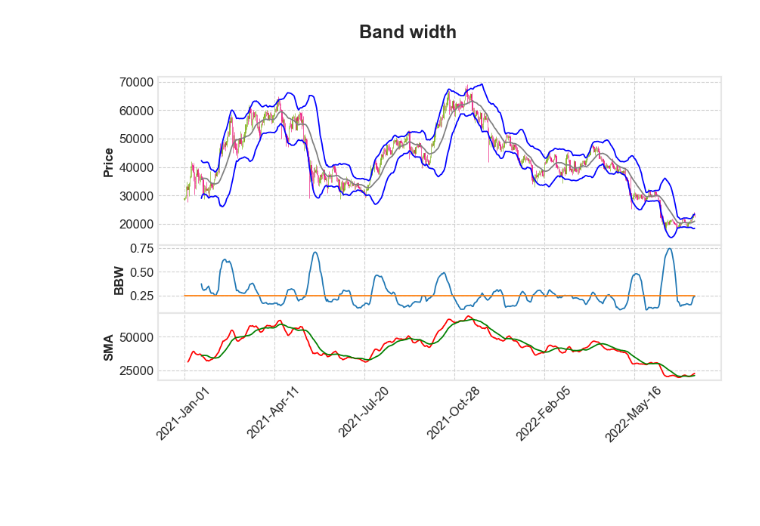
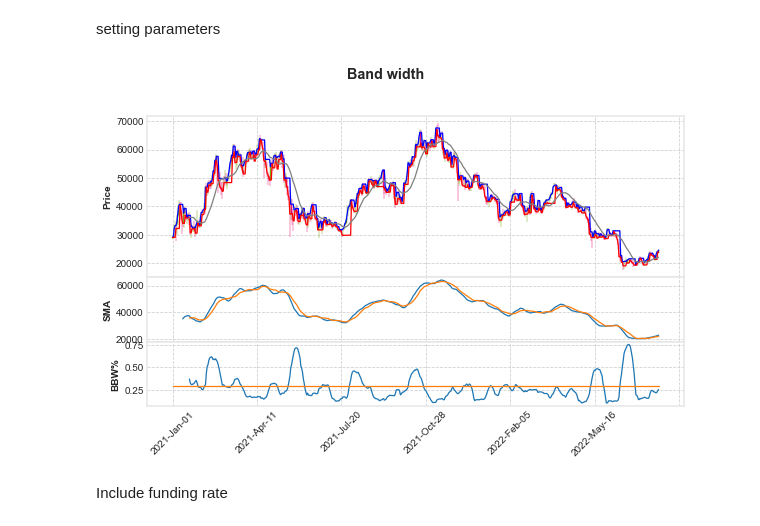
Before and after one commit to AbnerTeng/Quant-Finance, a Jupyter notebook: interact/CTA_backtesting_interact.ipynb, the cells around one changed output. Cells and saved outputs as stored; diff of their text form; code cells hidden in the pictures; blank space fills up the shorter version.

```diff
--- a/interact/CTA_backtesting_interact.ipynb
+++ b/interact/CTA_backtesting_interact.ipynb
@@ -36 +52,3 @@ df.iloc[0:3]
+# %% [markdown]
+ setting parameters
 # %%
@@ -51,14 +90,45 @@ for i in range(len(df)):
+# %%
+upper_bound_list = [0]
+lower_bound_list = [0]
+BBW_list = [0]
+threshold_list = [0]
+
+for i in range(len(df)):
+    upper_bound = df['ma'][i] + times_of_std * df['std'][i]
+    upper_bound_list.append(upper_bound)
+
+for i in  range(len(df)):
+    lower_bound = df['ma'][i] - times_of_std * df['std'][i]
+    lower_bound_list.append(lower_bound)
+
+for i in range(len(df)):
+    BBW = (upper_bound_list[i] - lower_bound_list[i]) / df['ma'][i]
+    BBW_list.append(BBW)
+
+for i in range(len(df)):
+    threshold = 0.29
+    threshold_list.append(threshold)
+
+BBdata = pd.DataFrame([ upper_bound_list, lower_bound_list, BBW_list, threshold_list])
+BBdata = pd.DataFrame.transpose(BBdata)
+BBdata.columns = ['upper_bound', 'lower_bound', 'BBW', 'threshold']
+
+BBdata = BBdata.drop(0)
+BBdata = BBdata.set_index(df.index)
 # %%
 import mplfinance as mpf
 
-candle_data = df[['open', 'high', 'low', 'close']]
-BBand = [ mpf.make_addplot(df['lower_bound'], color = 'blue'),
-          mpf.make_addplot(df['upper_bound'], color = 'blue'),
+candle_data = df[['open', 'high', 'low', 'close', 'volume']]
+BBand = [ mpf.make_addplot(df['maxima'], color = 'blue'),
+          mpf.make_addplot(df['minima'], color = 'red'),
           mpf.make_addplot(df['ma'], color = 'gray'),
-          mpf.make_addplot(df['BBW'], panel = 1, ylabel = 'BBW'),
-          mpf.make_addplot(df['threshold'], panel = 1, secondary_y = False),
-          mpf.make_addplot(df['5SMA'], panel = 2, color = 'red', ylabel = 'SMA'),
-          mpf.make_addplot(df['ma'], panel = 2, color = 'green', secondary_y = False)]
+          mpf.make_addplot(df['shortSMA'], panel = 1, ylabel = 'SMA'),
+          mpf.make_addplot(df['longSMA'], panel = 1, secondary_y = False),
+          mpf.make_addplot(BBdata['BBW'], panel = 2, ylabel = 'BBW%'),
+          mpf.make_addplot(BBdata['threshold'], panel = 2, secondary_y = False)
+           ]
 mpf.plot(candle_data, type = 'candle', style = 'binance', addplot = BBand, figratio = (18, 10), title = 'Band width')
 # %% [output]
-[figure, old version]
+[figure, new version]
+# %% [markdown]
+ Include funding rate
```
Also changed, not shown: parts of 68 cells of this notebook.
